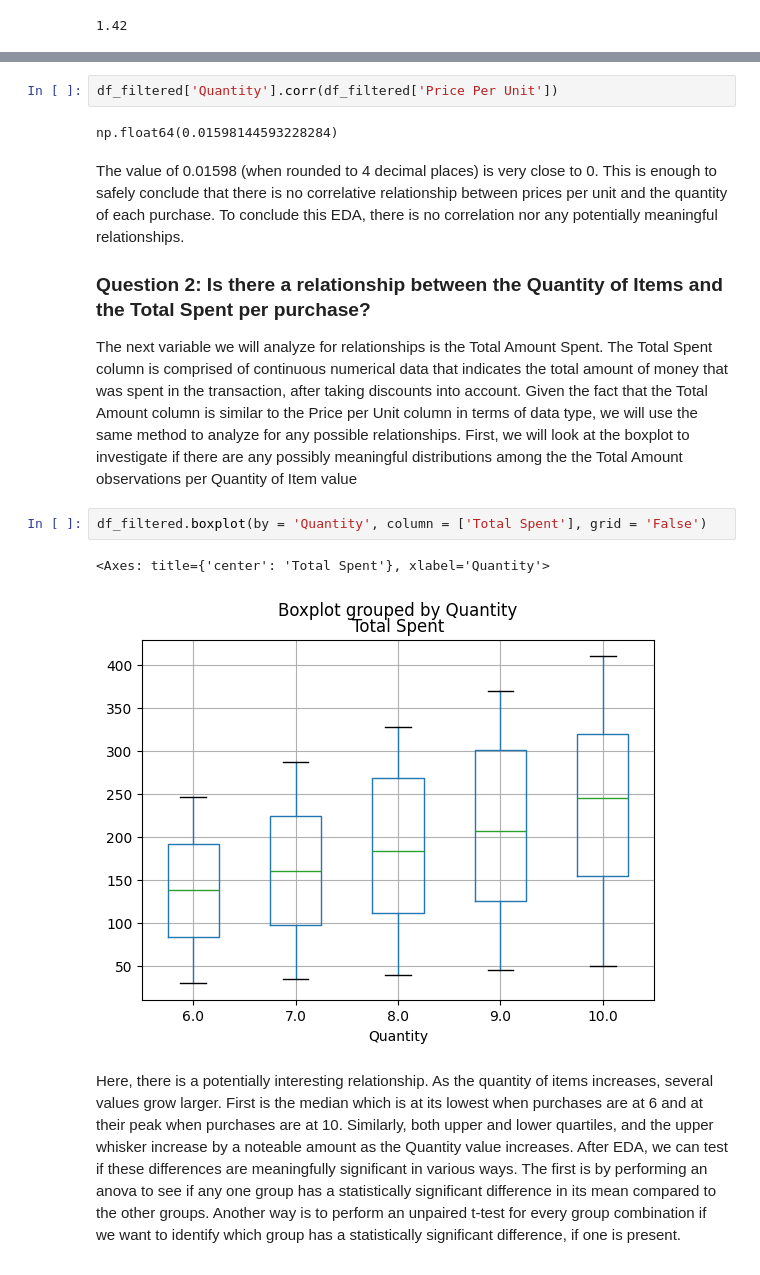
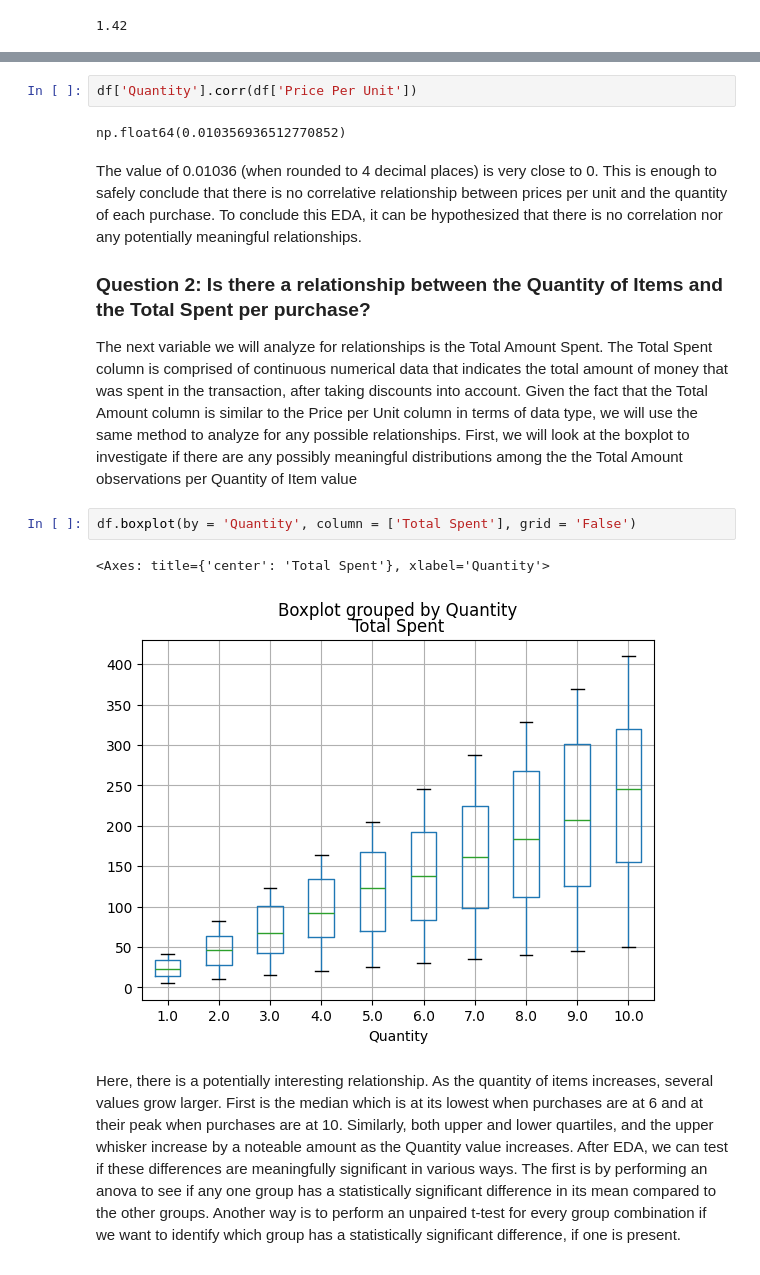
Before and after one commit to Shoufou/CSMODEL-MCO, a Jupyter notebook: CSMODEL CITIZENS - MCO1.ipynb, the cells around one changed output, grey strips where cells are left out. Cells and saved outputs as stored; diff of their text form.

```diff
--- a/CSMODEL CITIZENS - MCO1.ipynb
+++ b/CSMODEL CITIZENS - MCO1.ipynb
@@ -537,20 +525,20 @@ The box column suggests that the price per unit generally ranges from ~15 to ~33
 
 Before moving on, let us first see if there is a correlation between the two variables using the Pearson Correlation method. We choose this method because we want to see if a linear relationship is present between these two variables.
 # %%
-df_filtered['Quantity'].corr(df_filtered['Price Per Unit'])
+df['Quantity'].corr(df['Price Per Unit'])
 # %% [output]
-np.float64(0.01598144593228284)
+np.float64(0.010356936512770852)
 # %% [markdown]
-The value of 0.01598 (when rounded to 4 decimal places) is very close to 0. This is enough to safely conclude that there is no correlative relationship between prices per unit and the quantity of each purchase. To conclude this EDA, there is no correlation nor any potentially meaningful relationships.
+The value of 0.01036 (when rounded to 4 decimal places) is very close to 0. This is enough to safely conclude that there is no correlative relationship between prices per unit and the quantity of each purchase. To conclude this EDA, it can be hypothesized that there is no correlation nor any potentially meaningful relationships.
 
 ### Question 2: Is there a relationship between the Quantity of Items and the Total Spent per purchase?
 
 The next variable we will analyze for relationships is the Total Amount Spent. The Total Spent column is comprised of continuous numerical data that indicates the total amount of money that was spent in the transaction, after taking discounts into account. Given the fact that the Total Amount column is similar to the Price per Unit column in terms of data type, we will use the same method to analyze for any possible relationships. First, we will look at the boxplot to investigate if there are any possibly meaningful distributions among the the Total Amount observations per Quantity of Item value
 # %%
-df_filtered.boxplot(by = 'Quantity', column = ['Total Spent'], grid = 'False')
+df.boxplot(by = 'Quantity', column = ['Total Spent'], grid = 'False')
 # %% [output]
 <Axes: title={'center': 'Total Spent'}, xlabel='Quantity'>
-[figure, old version]
+[figure, new version]
 # %% [markdown]
 Here, there is a potentially interesting relationship. As the quantity of items increases, several values grow larger. First is the median which is at its lowest when purchases are at 6 and at their peak when purchases are at 10. Similarly, both upper and lower quartiles, and the upper whisker increase by a noteable amount as the Quantity value increases. After EDA, we can test if these differences are meaningfully significant in various ways. The first is by performing an anova to see if any one group has a statistically significant difference in its mean compared to the other groups. Another way is to perform an unpaired t-test for every group combination if we want to identify which group has a statistically significant difference, if one is present.
 
```
Also changed, not shown: parts of 13 cells of this notebook.
